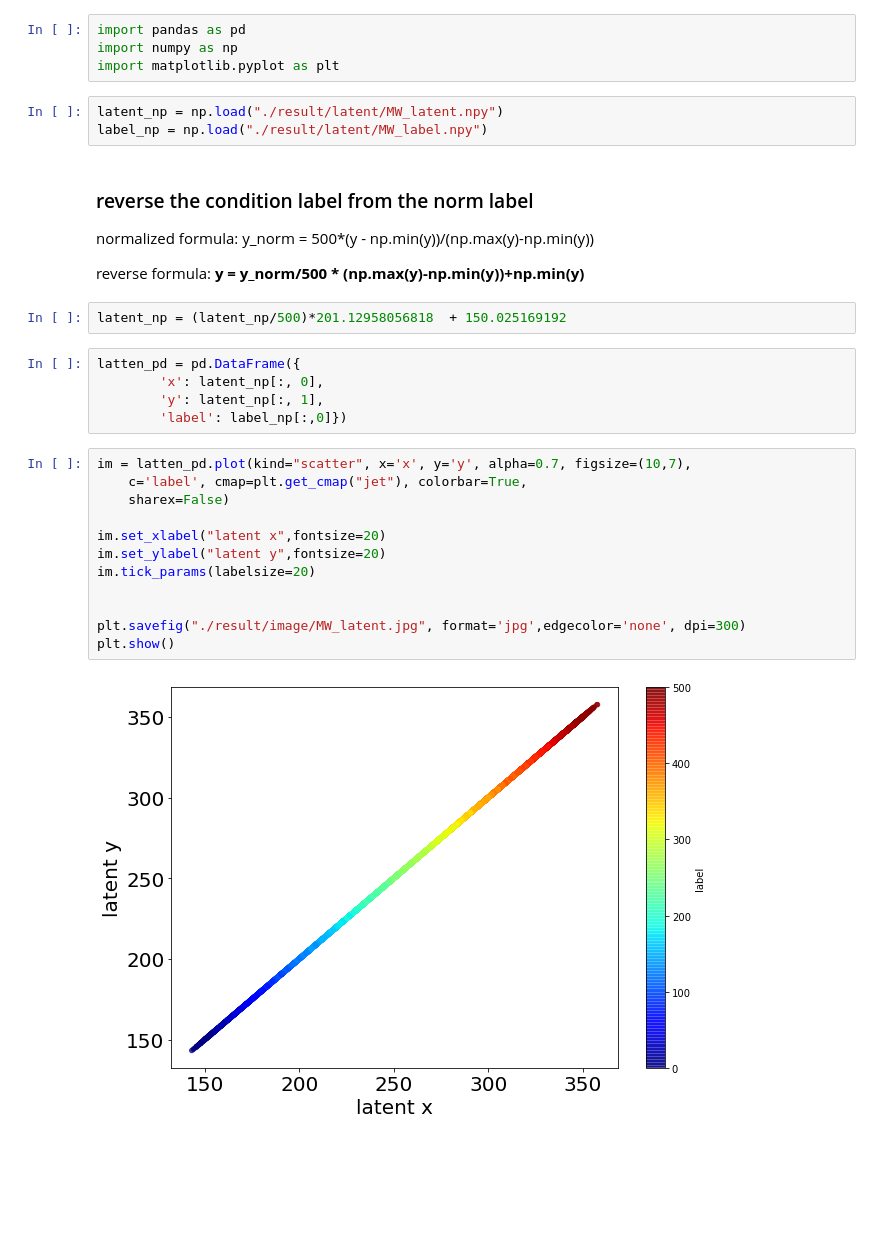
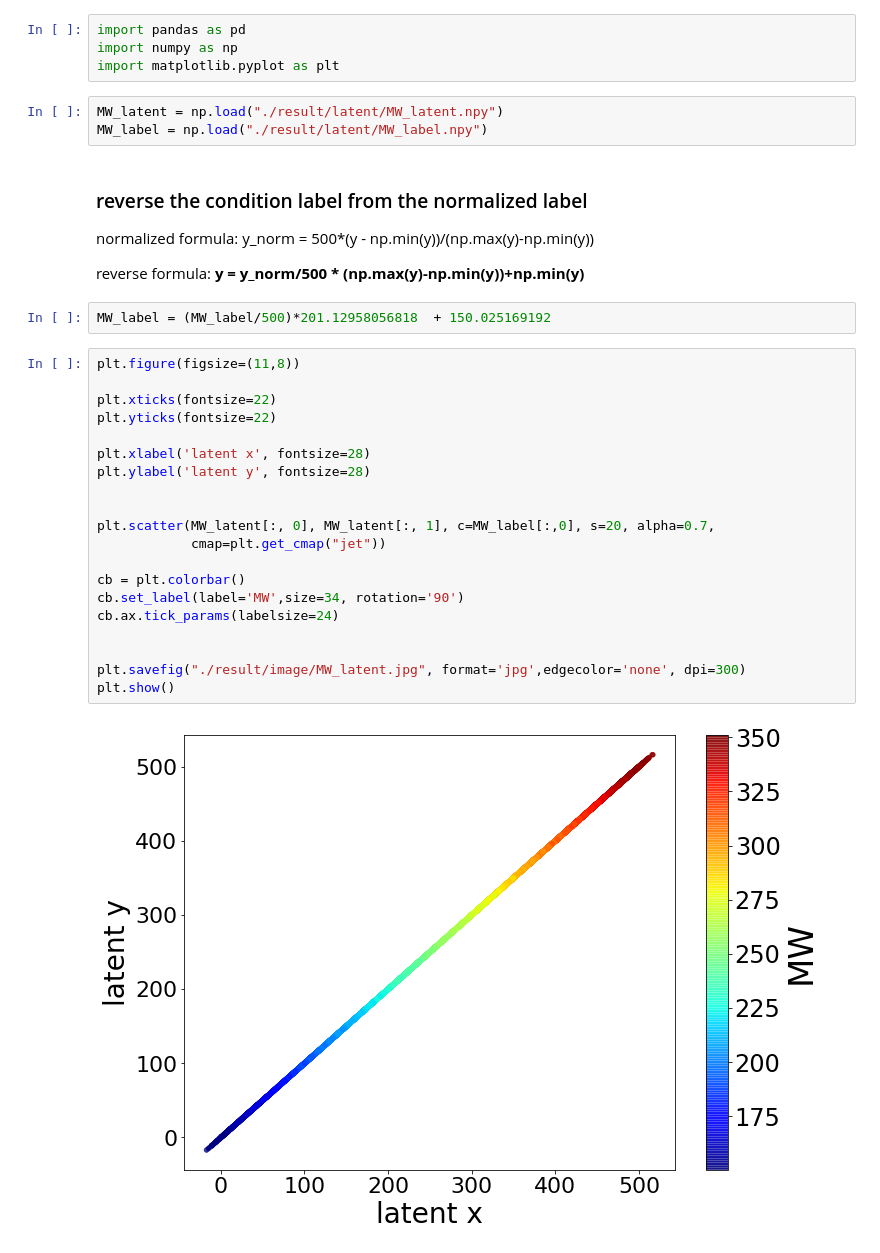
Before and after one commit to forestfangsenlin/ICVAE, a Jupyter notebook: plot_latent.ipynb, the cells around one changed output. Saved outputs shown, nothing was run; the diff lists cells and outputs as text; blank space fills up the shorter version.

```diff
--- a/plot_latent.ipynb
+++ b/plot_latent.ipynb
@@ -3,32 +3,35 @@ import pandas as pd
 import numpy as np
 import matplotlib.pyplot as plt
 # %%
-latent_np = np.load("./result/latent/MW_latent.npy")
-label_np = np.load("./result/latent/MW_label.npy")
+MW_latent = np.load("./result/latent/MW_latent.npy")
+MW_label = np.load("./result/latent/MW_label.npy")
 # %% [markdown]
-### reverse the condition label from the norm label
+### reverse the condition label from the normalized label
 
 normalized formula: y_norm = 500*(y - np.min(y))/(np.max(y)-np.min(y))
 
 reverse formula: **y = y_norm/500 * (np.max(y)-np.min(y))+np.min(y)**
 # %%
-latent_np = (latent_np/500)*201.12958056818  + 150.025169192
+MW_label = (MW_label/500)*201.12958056818  + 150.025169192
-# %%
-latten_pd = pd.DataFrame({
-        'x': latent_np[:, 0],
-        'y': latent_np[:, 1],
-        'label': label_np[:,0]})
 # %%
-im = latten_pd.plot(kind="scatter", x='x', y='y', alpha=0.7, figsize=(10,7),
-    c='label', cmap=plt.get_cmap("jet"), colorbar=True,
-    sharex=False)
+plt.figure(figsize=(11,8))
 
-im.set_xlabel("latent x",fontsize=20)
-im.set_ylabel("latent y",fontsize=20)
-im.tick_params(labelsize=20)
+plt.xticks(fontsize=22)
+plt.yticks(fontsize=22)
+
+plt.xlabel('latent x', fontsize=28)
+plt.ylabel('latent y', fontsize=28)
+
+
+plt.scatter(MW_latent[:, 0], MW_latent[:, 1], c=MW_label[:,0], s=20, alpha=0.7,
+            cmap=plt.get_cmap("jet"))
+
+cb = plt.colorbar()
+cb.set_label(label='MW',size=34, rotation='90')
+cb.ax.tick_params(labelsize=24)
 
 
 plt.savefig("./result/image/MW_latent.jpg", format='jpg',edgecolor='none', dpi=300)
 plt.show()
 # %% [output]
-[figure, old version]
+[figure, new version]
```
